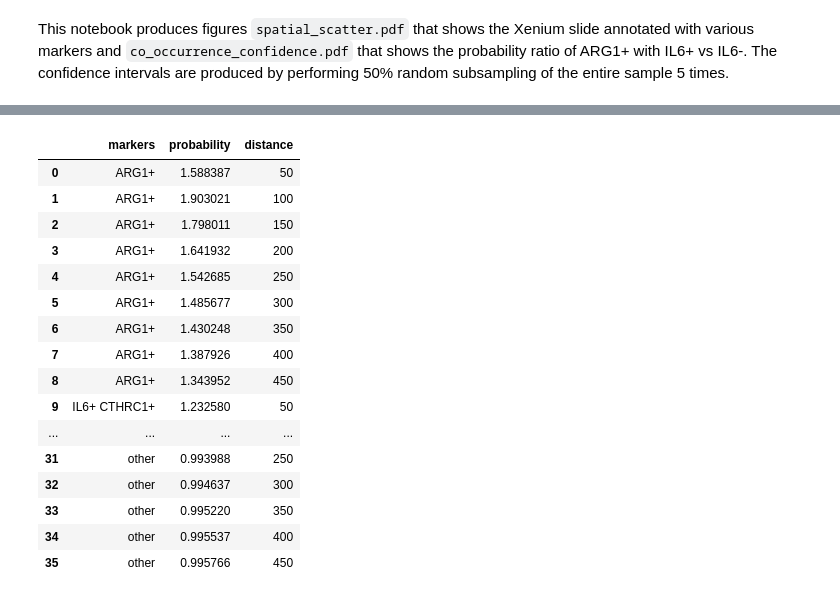
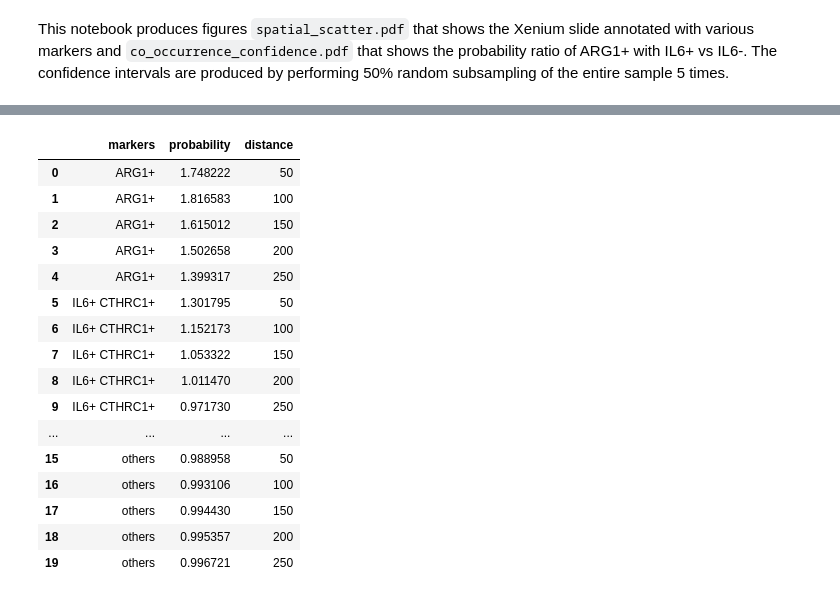
Before and after one commit to DPLemonade/proximity_analysis, a Jupyter notebook: xenium_analysis/xenium_analysis.ipynb, the cells around one changed output, grey strips where cells are left out. Cells and saved outputs as stored; diff of their text form; code cells hidden in the pictures.

```diff
--- a/xenium_analysis/xenium_analysis.ipynb
+++ b/xenium_analysis/xenium_analysis.ipynb
@@ -205,7 +113,7 @@ WARNING: `n_splits` was automatically set to `127` to prevent `259476x259476` di
 # %%
 occ_arr = []
 for i in range(5):
-    occ_arr.append(adata_subsets[i].uns['markers_co_occurrence']['occ'][0])
+    occ_arr.append(np.loadtxt(f'co_occurrences/arg1+_occ_{i}.txt'))
 occ_arr = np.array(occ_arr)
 occ_arr
 # %% [output]
@@ -241,9 +145,10 @@ array([[1.5883874 , 1.9030205 , 1.7980111 , 1.6419325 , 1.5426849 ,
 # %%
-interval_arr = np.arange(0, 500, 50)
+interval_arr = np.arange(0, 300, 50)
+# %%
+categories = ['ARG1+', 'IL6+ CTHRC1+', 'IL6- CTHRC1+', 'others']
 # %%
 occ_dfs = []
 for i in range(5):
-    categories = adata.obs['markers'].cat.categories
     out = occ_arr[i]
     cluster_key = 'markers'
     interval = interval_arr[1:]
@@ -251,31 +156,30 @@ for i in range(5):
     df["distance"] = np.tile(interval, len(categories))
     occ_dfs.append(df)
 # %%
-categories = adata.obs['markers'].cat.categories
 out = avg_occ_arr
 cluster_key = 'markers'
 interval = interval_arr[1:]
 avg_df = pd.DataFrame(out.T, columns=categories).melt(var_name=cluster_key, value_name="probability")
 avg_df["distance"] = np.tile(interval, len(categories))
 avg_df
 # %% [output]
 |  | markers | probability | distance |
-| 0 | ARG1+ | 1.588387 | 50 |
-| 1 | ARG1+ | 1.903021 | 100 |
-| 2 | ARG1+ | 1.798011 | 150 |
-| 3 | ARG1+ | 1.641932 | 200 |
-| 4 | ARG1+ | 1.542685 | 250 |
-| 5 | ARG1+ | 1.485677 | 300 |
-| 6 | ARG1+ | 1.430248 | 350 |
-| 7 | ARG1+ | 1.387926 | 400 |
-| 8 | ARG1+ | 1.343952 | 450 |
-| 9 | IL6+ CTHRC1+ | 1.232580 | 50 |
+| 0 | ARG1+ | 1.748222 | 50 |
+| 1 | ARG1+ | 1.816583 | 100 |
+| 2 | ARG1+ | 1.615012 | 150 |
+| 3 | ARG1+ | 1.502658 | 200 |
+| 4 | ARG1+ | 1.399317 | 250 |
+| 5 | IL6+ CTHRC1+ | 1.301795 | 50 |
+| 6 | IL6+ CTHRC1+ | 1.152173 | 100 |
+| 7 | IL6+ CTHRC1+ | 1.053322 | 150 |
+| 8 | IL6+ CTHRC1+ | 1.011470 | 200 |
+| 9 | IL6+ CTHRC1+ | 0.971730 | 250 |
 | ... | ... | ... | ... |
-| 31 | other | 0.993988 | 250 |
-| 32 | other | 0.994637 | 300 |
-| 33 | other | 0.995220 | 350 |
-| 34 | other | 0.995537 | 400 |
-| 35 | other | 0.995766 | 450 |
+| 15 | others | 0.988958 | 50 |
+| 16 | others | 0.993106 | 100 |
+| 17 | others | 0.994430 | 150 |
+| 18 | others | 0.995357 | 200 |
+| 19 | others | 0.996721 | 250 |
 # %%
 max_df = occ_dfs[0].copy()
 for i in range(1, 5):
```
Also changed, not shown: parts of 29 cells of this notebook, 7 other files.
